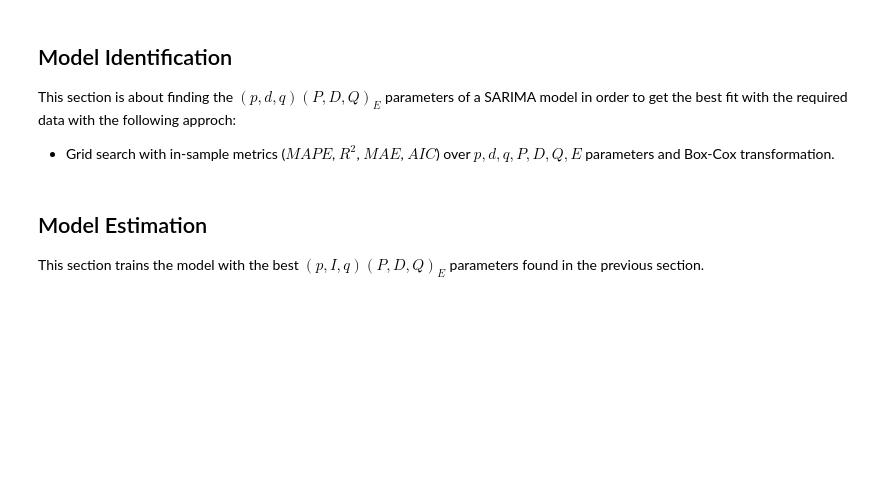
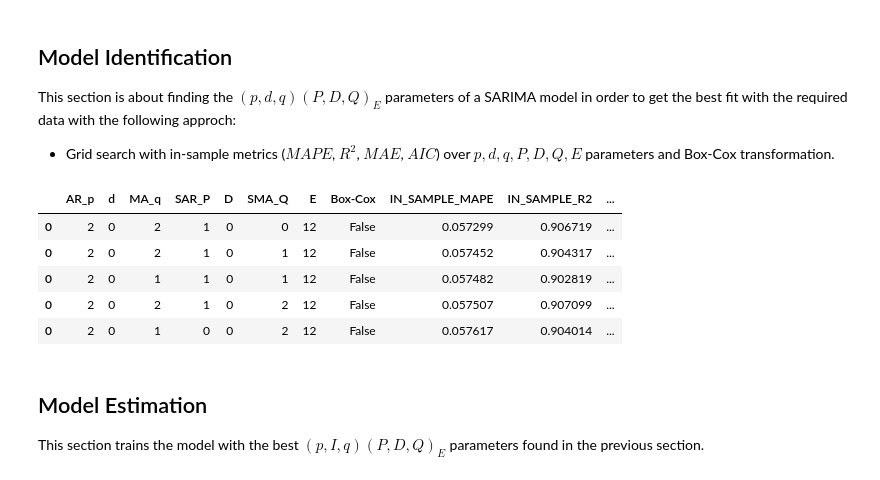
Before and after one commit to rlopezgar/toolkit, a Jupyter notebook: time_series/SARIMA.ipynb, the cells around one changed output. Drawn from its saved outputs; the diff is of its cells as text; code cells hidden in the pictures; blank space fills up the shorter version.

```diff
--- a/time_series/SARIMA.ipynb
+++ b/time_series/SARIMA.ipynb
@@ -170,7 +170,7 @@ from sklearn.metrics import mean_absolute_percentage_error, r2_score, mean_absol
 
 
 # Hyperparameter grid search function
-def SARIMA_GRID_SEARCH_IN_SAMPLE(endog, param_grid, freq):
+def SARIMA_GRID_SEARCH_IN_SAMPLE(endog, param_grid, freq, verbose = 0):
     """
     ARIMA Hyperparameter Grid Search with In-Sample Evaluation
 
@@ -184,7 +184,8 @@ def SARIMA_GRID_SEARCH_IN_SAMPLE(endog, param_grid, freq):
     -> df_metrics: Table with hyperparameters combinations and its corresponing in-sample metrics (pandas.DataFrame)
     """
     # Print total iterations
-    print('Maximum Iterations: ', len(list(product(*param_grid.values()))))
+    if verbose:
+        print('Maximum Iterations: ', len(list(product(*param_grid.values()))))
 
     # Initialize metrics df and metrics lists
     df_metrics = pd.DataFrame(columns = ['AR_p', 'd', 'MA_q', 'SAR_P', 'D', 'SMA_Q', 'E', 'Box-Cox', 'IN_SAMPLE_MAPE', 'IN_SAMPLE_R2', 'IN_SAMPLE_MAE', 'AIC', 'IN_SAMPLE_TIME'])
@@ -194,13 +195,15 @@ def SARIMA_GRID_SEARCH_IN_SAMPLE(endog, param_grid, freq):
 
     # Perform grid search
     for params in product(*param_grid.values()):
-        print('------------------------------')
-        print('Iteration: ', iter)
-        print('Parameters: ', params)
+        if verbose:
+            print('------------------------------')
+            print('Iteration: ', iter)
+            print('Parameters: ', params)
 
         # Discard not suitable parameter combinations
         if params[0] == 0 and params[1] == 0:
-            print('Not suitable parameter combination')
+            if verbose:
+                print('Not suitable parameter combination')
         else:
 
 
@@ -275,20 +278,27 @@ def SARIMA_GRID_SEARCH_IN_SAMPLE(endog, param_grid, freq):
                 'AIC' : [aic],
                 'IN_SAMPLE_TIME': [end_time - start_time]
                 })
-            print(df_metrics_aux.head())
+            if verbose:
+                print(df_metrics_aux.head())
             df_metrics = pd.concat([df_metrics, df_metrics_aux])
 
         # Increase iteration counter
         iter = iter + 1
 
-    # Show metrics data frame
-    df_metrics.head()
-
     # Return hyperparameter-metrics data frame
     return df_metrics
 # %%
 # Execute hyperparameter grid search
-df_metrics = SARIMA_GRID_SEARCH_IN_SAMPLE(endog, param_grid, freq = 'MS')
+df_metrics = SARIMA_GRID_SEARCH_IN_SAMPLE(endog, param_grid, freq = 'MS', verbose = 0)
+df_metrics = df_metrics.sort_values(by = 'IN_SAMPLE_MAPE')
+df_metrics.head()
+# %% [output]
+|  | AR_p | d | MA_q | SAR_P | D | SMA_Q | E | Box-Cox | IN_SAMPLE_MAPE | IN_SAMPLE_R2 | ... |
+| 0 | 2 | 0 | 2 | 1 | 0 | 0 | 12 | False | 0.057299 | 0.906719 | ... |
+| 0 | 2 | 0 | 2 | 1 | 0 | 1 | 12 | False | 0.057452 | 0.904317 | ... |
+| 0 | 2 | 0 | 1 | 1 | 0 | 1 | 12 | False | 0.057482 | 0.902819 | ... |
+| 0 | 2 | 0 | 2 | 1 | 0 | 2 | 12 | False | 0.057507 | 0.907099 | ... |
+| 0 | 2 | 0 | 1 | 0 | 0 | 2 | 12 | False | 0.057617 | 0.904014 | ... |
 # %%
 # Save grid search metrics
 df_metrics.to_csv(r'Observations_TS\sarima_grid_search_metrics.csv', index = False)
```
Also changed, not shown: parts of 11 cells of this notebook, 5 other files.
